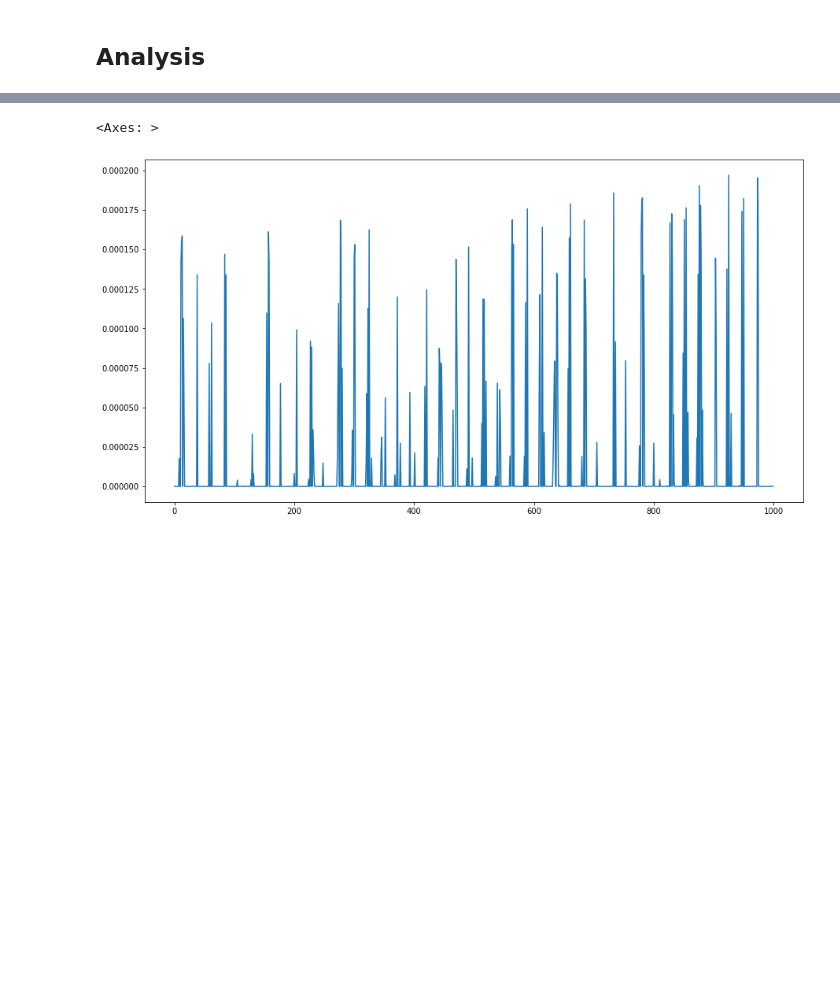
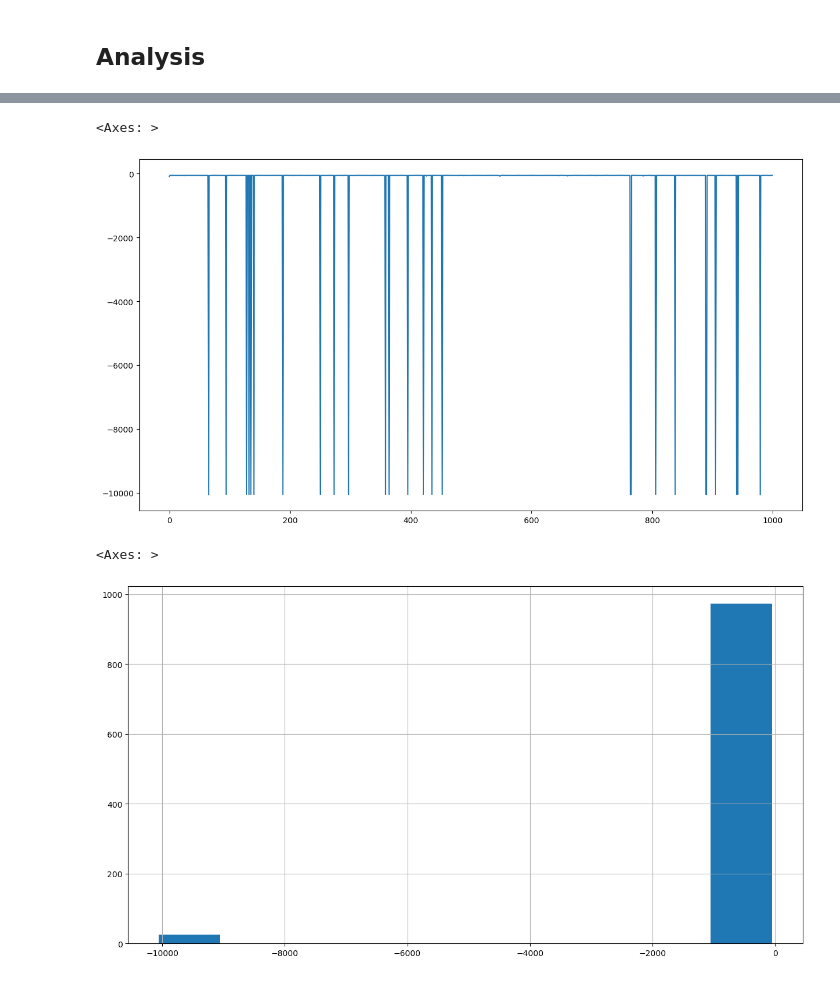
Before and after one commit to f-krause/uio-AIEI-project-1, a Jupyter notebook: notebooks/experiment.ipynb, the cells around one changed output, grey strips where cells are left out. Saved outputs shown, nothing was run; the diff lists cells and outputs as text; code cells hidden in the pictures; blank space fills up the shorter version.

```diff
--- a/notebooks/experiment.ipynb
+++ b/notebooks/experiment.ipynb
@@ -158,6 +227,11 @@ plt.show()
 # %%
-col = "energy_generated_solar"
+col = "reward"
 step_df[col].plot()
 # %% [output]
 <Axes: >
-[figure, old version]
+[figure, new version]
+# %%
+step_df[col].hist()
+# %% [output]
+<Axes: >
+[figure, added]
```
Also changed, not shown: parts of 20 cells of this notebook, 21 other files.
